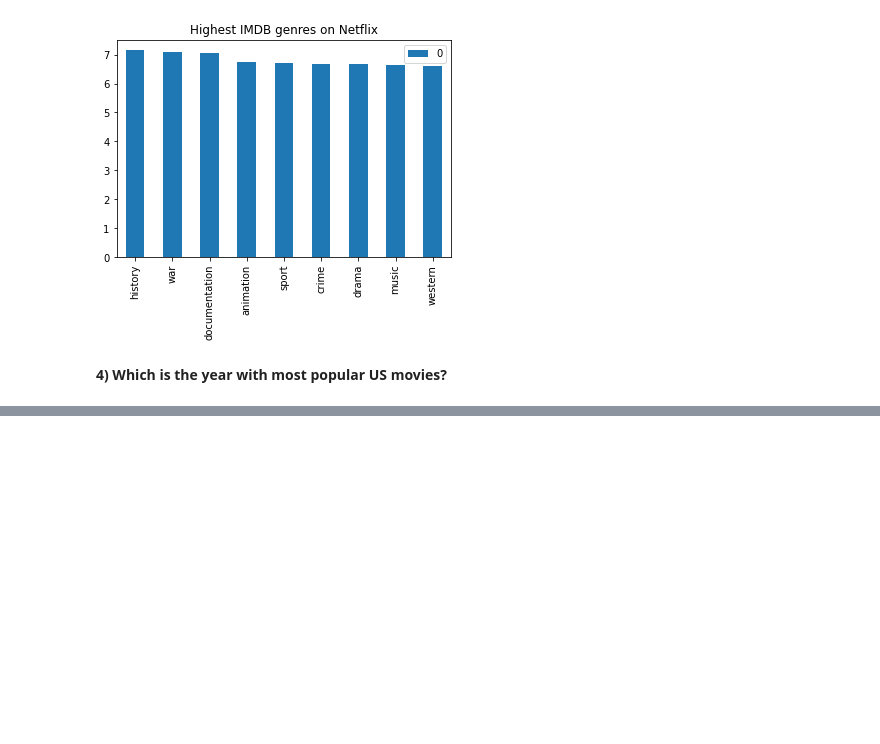
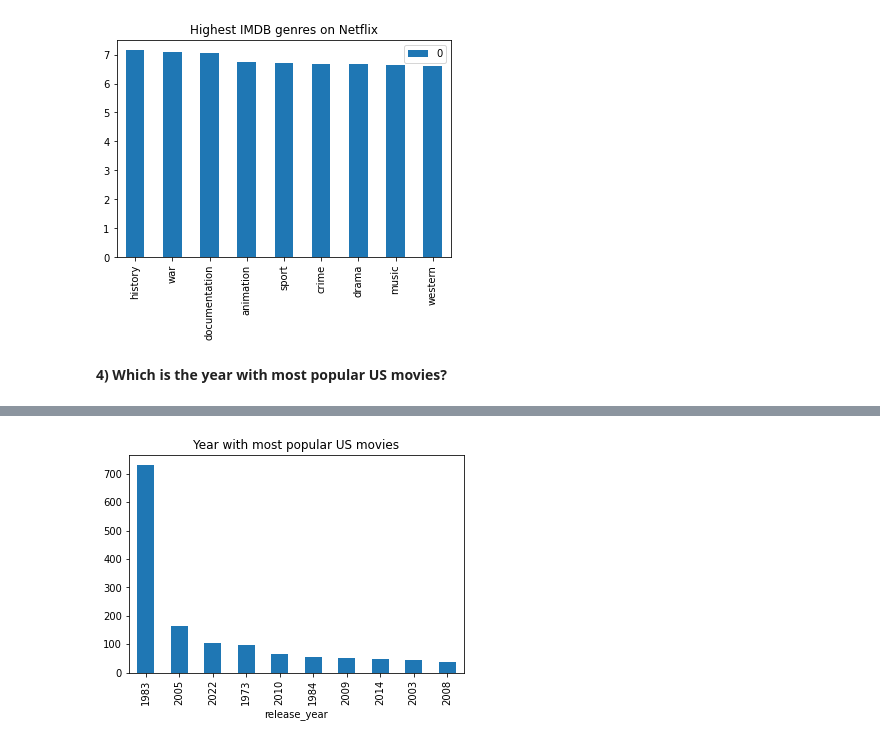
Before and after one commit to mpatrini7/DataLAB42, a Jupyter notebook: Week3/Week3.ipynb, the cells around one changed output, grey strips where cells are left out. Saved outputs shown, nothing was run; the diff lists cells and outputs as text; code cells hidden in the pictures; blank space fills up the shorter version.

```diff
--- a/Week3/Week3.ipynb
+++ b/Week3/Week3.ipynb
@@ -221,0 +192,8 @@ dtype: object
+# %%
+tit2 = tit[tit['production_countries'] == "['US']"]
+tit2 = tit2.groupby(['release_year']).mean()['tmdb_popularity'].sort_values(0,ascending=False)
+tit2.iloc[:10].plot(kind = 'bar')
+plt.title("Year with most popular US movies")
+plt.show()
+# %% [output]
+[figure, added]
```
Also changed, not shown: parts of 3 cells of this notebook.
